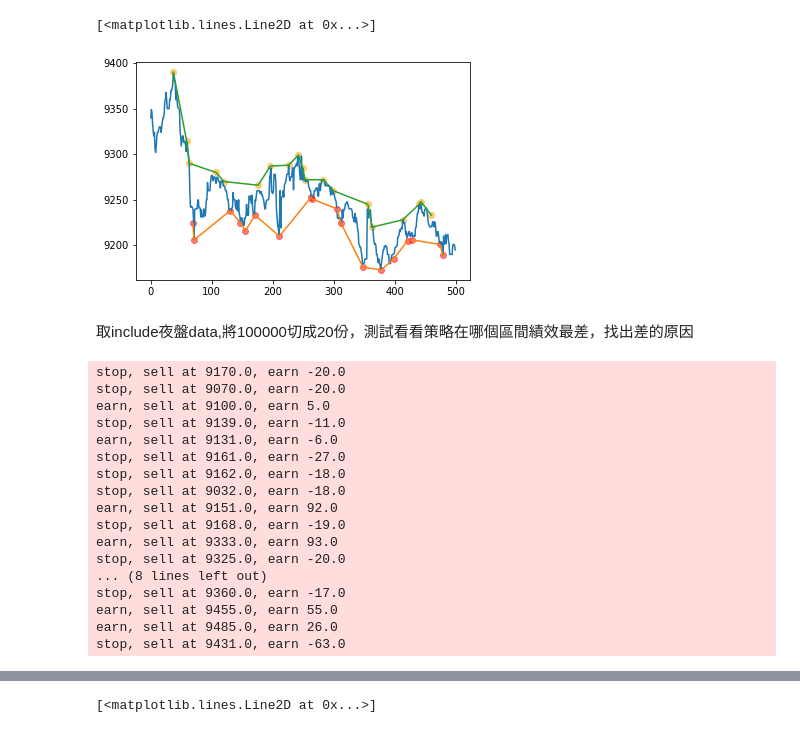
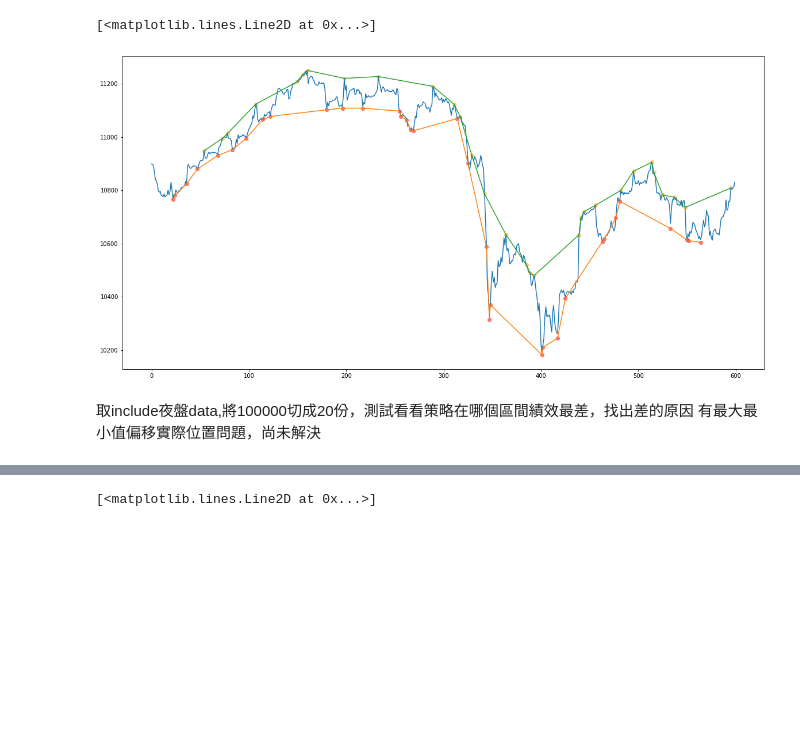
Before and after one commit to dreyhsu/share_distribution, a Jupyter notebook: peak_detect.ipynb, the cells around one changed output, grey strips where cells are left out. Cells and saved outputs as stored; diff of their text form; code cells hidden in the pictures; blank space fills up the shorter version.

```diff
--- a/peak_detect.ipynb
+++ b/peak_detect.ipynb
@@ -12,4 +12,7 @@ import matplotlib as plt
 %matplotlib inline
 # %%
 df = pd.read_csv('TXF\TXF.txt', sep=",")
-df['DateTime'] = df.Date + ' ' + df.Time
+df['Datetime'] = df.Date + ' ' + df.Time
+df.Datetime = pd.to_datetime(df.Datetime)
+# df = df.set_index('Datetime')
+df = df.drop(['Date', 'Time'], axis=1)
@@ -18,3 +28,6 @@ prices = df.iloc[:100000,:].copy()
+# %%
+# prices = df.iloc[:100000,:].copy()
+prices = df[(df.Datetime.dt.year > 2017) & (df.Datetime.dt.minute == 0)]
 # %%
 def get_max_min(prices, smoothing, window_range):
     smooth_prices = prices['Close'].rolling(window=smoothing).mean().dropna()
@@ -51,25 +64,29 @@ def get_max_min(prices, smoothing, window_range):
 # %%
 smoothing = 5
 window = 20
-
-maxima, minima = get_max_min(prices, smoothing, window)
+whole = 600
+n= 100
+# test_prices = prices.iloc[n:n+100, :]
+test_prices = prices.iloc[n:n+whole, :]
+maxima, minima = get_max_min(test_prices, smoothing, window)
 # %%
-prices.reset_index()['Close'].plot()
+test_prices.reset_index()['High'].plot()
 plt.pyplot.scatter(maxima.index, maxima.values, color='orange', alpha=.5)
 plt.pyplot.scatter(minima.index, minima.values, color='red', alpha=.5)
 
 x = minima.index
 y = minima.values
 plt.pyplot.plot(x, y)
 
 x = maxima.index
 y = maxima.values
 plt.pyplot.plot(x, y)
 # %% [output]
 [<matplotlib.lines.Line2D at 0x...>]
-[figure, old version]
+[figure, new version]
 # %% [markdown]
 取include夜盤data,將100000切成20份，測試看看策略在哪個區間績效最差，找出差的原因
+有最大最小值偏移實際位置問題，尚未解決
 # %%
 #initial
 equity = 0
@@ -78,8 +95,8 @@ close_now = 0
 exit_point = 0
 earn = []
 portion = 0
-smoothing = 10
-window = 40
+smoothing = 5
+window = 20
 target = 0
 uptrend_limit = 0.5
 uptrend_slope = 0.5
@@ -101,9 +118,10 @@ maxima_index_list = []
 maxima_price_list = []
 
 slope = 0
-whole = 2000
-n= 1000
+whole = 600
+n= 100
 # test_prices = prices.iloc[n:n+100, :]
+
 test_prices = prices.iloc[n:n+whole, :]
 period = 10
 
@@ -215,8 +233,8 @@ for i, close_now in enumerate(test_prices.Close.values):
         # if 0 > diff > -10:
         #     continue
 
-        if diff < -10:
-            print(f'stop, sell at {close_now}, earn {diff}')
+        if diff < -50:
+            # print(f'stop, sell at {close_now}, earn {diff}')
             earn.append(diff)
             portion = 0
             buy_point = 0
@@ -227,7 +245,7 @@ for i, close_now in enumerate(test_prices.Close.values):
             # print('abs stop')
 
         if close_now < target:
-            print(f'earn, sell at {close_now}, earn {diff}')
+            # print(f'earn, sell at {close_now}, earn {diff}')
             earn.append(diff)
             portion = 0
             buy_point = 0
@@ -242,21 +260,3 @@ for i, close_now in enumerate(test_prices.Close.values):
                 # print(f'{index_diff} = {stop_x[-1]} - {stop_x[-2]}')
                 if index_diff < 10:
                     rest_counter = 50
-# %% [output]
-stop, sell at 9170.0, earn -20.0
-stop, sell at 9070.0, earn -20.0
-earn, sell at 9100.0, earn 5.0
-stop, sell at 9139.0, earn -11.0
-earn, sell at 9131.0, earn -6.0
-stop, sell at 9161.0, earn -27.0
-stop, sell at 9162.0, earn -18.0
-stop, sell at 9032.0, earn -18.0
-earn, sell at 9151.0, earn 92.0
-stop, sell at 9168.0, earn -19.0
-earn, sell at 9333.0, earn 93.0
-stop, sell at 9325.0, earn -20.0
-... (8 lines left out)
-stop, sell at 9360.0, earn -17.0
-earn, sell at 9455.0, earn 55.0
-earn, sell at 9485.0, earn 26.0
-stop, sell at 9431.0, earn -63.0
```
Also changed, not shown: parts of 7 cells of this notebook.
